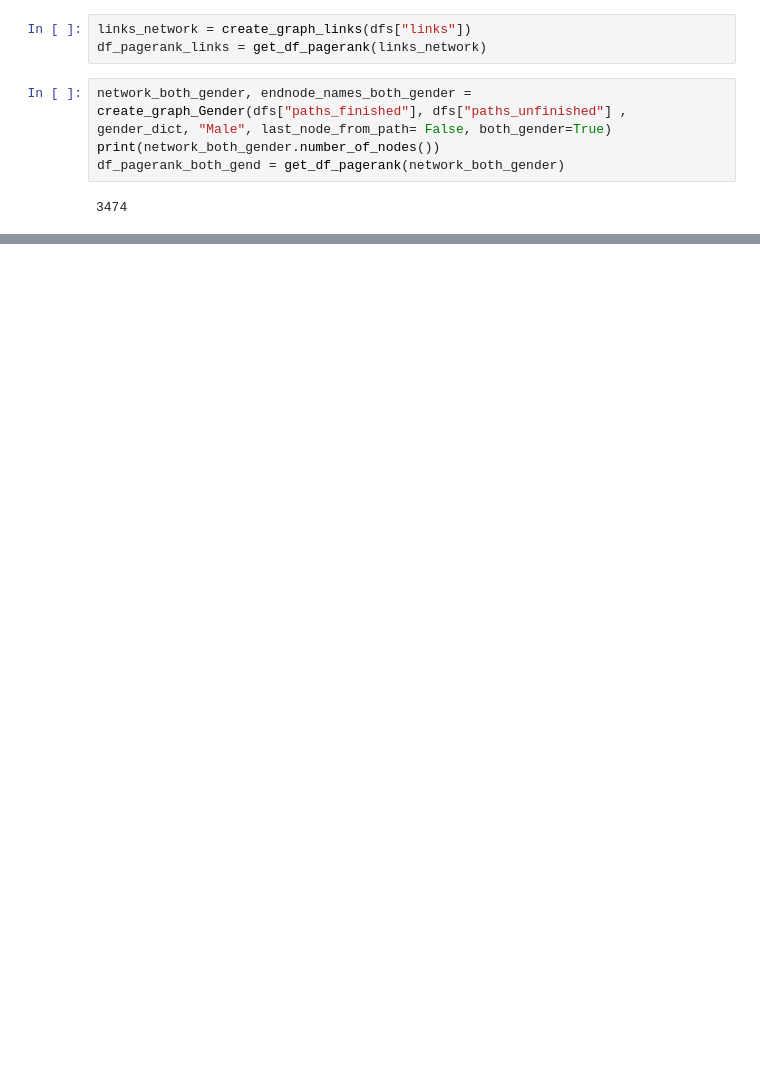
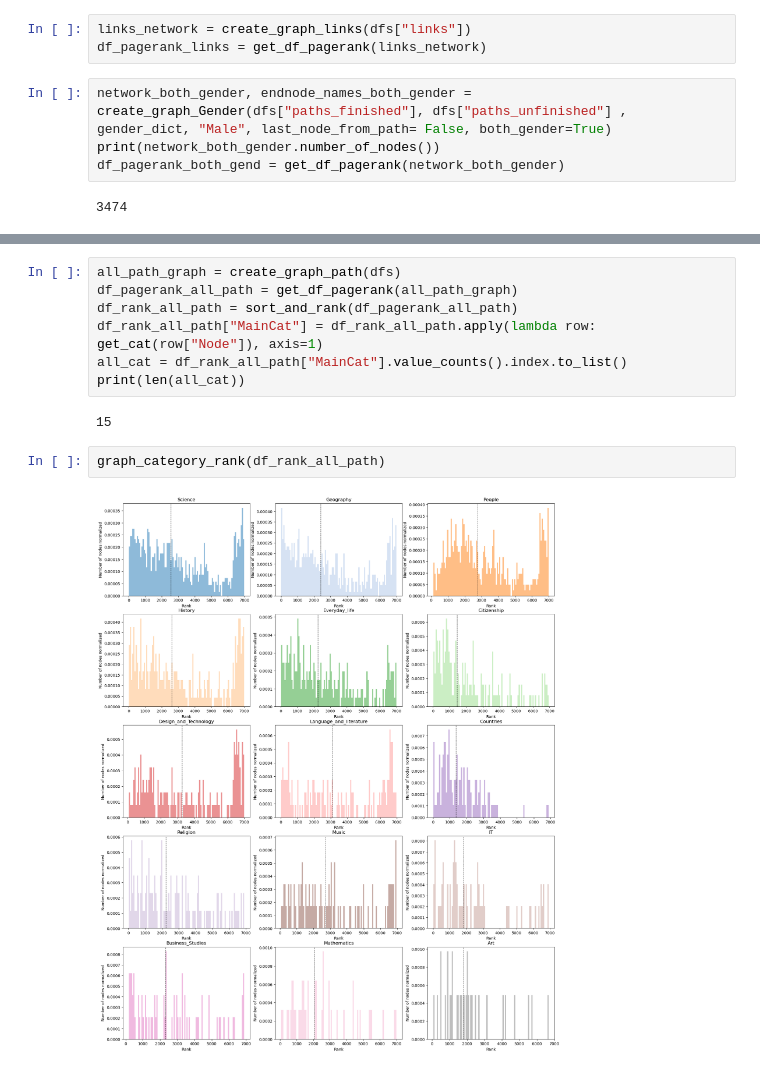
Before and after one commit to epfl-ada/ada-2023-project-ndlmada, a Jupyter notebook: page_rank_clean.ipynb, the cells around one changed output, grey strips where cells are left out. Drawn from its saved outputs; the diff is of its cells as text; blank space fills up the shorter version.

```diff
--- a/page_rank_clean.ipynb
+++ b/page_rank_clean.ipynb
@@ -112,0 +175,13 @@ mean_median_change_in_rank_of_peoples(df_pagerank_links, df_pagerank_both_gend,
+# %%
+all_path_graph = create_graph_path(dfs)
+df_pagerank_all_path = get_df_pagerank(all_path_graph)
+df_rank_all_path = sort_and_rank(df_pagerank_all_path)
+df_rank_all_path["MainCat"] = df_rank_all_path.apply(lambda row: get_cat(row["Node"]), axis=1)
+all_cat = df_rank_all_path["MainCat"].value_counts().index.to_list()
+print(len(all_cat))
+# %% [output]
+15
+# %%
+graph_category_rank(df_rank_all_path)
+# %% [output]
+[figure, added]
```
Also changed, not shown: parts of 24 cells of this notebook, 2 other files.
